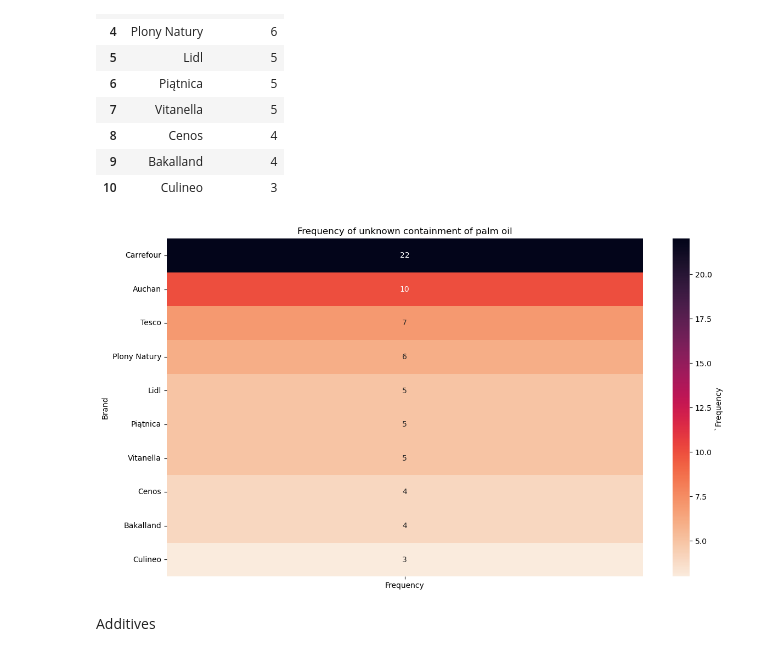
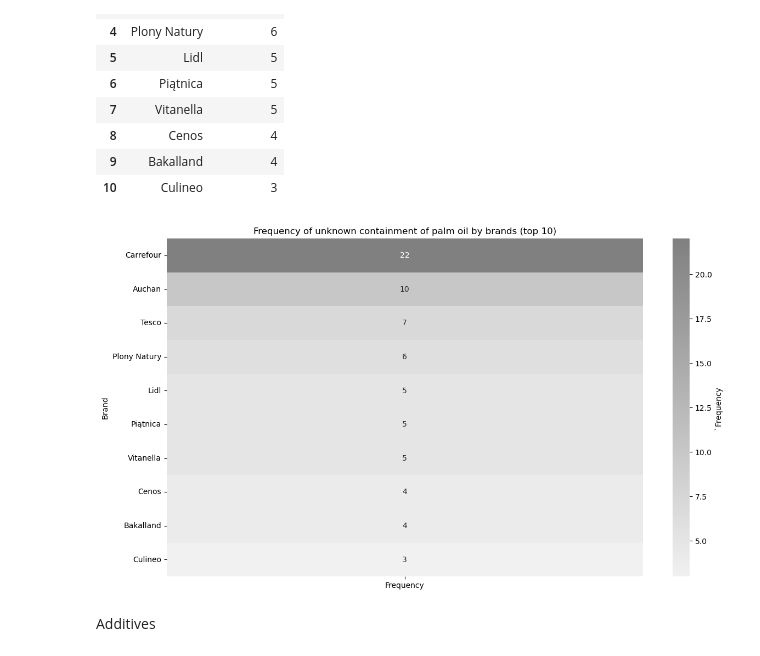
Before and after one commit to KacperWalkusz/Project-Healthy-Food-Analysis, a Jupyter notebook: Healthy food analysis.ipynb, the cells around one changed output. Saved outputs shown, nothing was run; the diff lists cells and outputs as text; code cells hidden in the pictures.

```diff
--- a/Healthy food analysis.ipynb
+++ b/Healthy food analysis.ipynb
@@ -943,14 +947,14 @@ fequency_unknown_palm_oil
 # %%
 #heatmap
 plt.figure(figsize=(14, 8))
 sns.heatmap(
     fequency_unknown_palm_oil.set_index('Brand'),
-    annot=True,fmt=".0f", cmap="rocket_r", cbar_kws={'label': '`Frequency '}
+    annot=True,fmt=".0f", cmap=sns.light_palette("grey", as_cmap=True), cbar_kws={'label': '`Frequency '}
 )
 plt.title('Frequency of unknown containment of palm oil by brands (top 10)')
 plt.show()
 # %% [output]
-[figure, old version]
+[figure, new version]
 # %% [markdown]
 Additives
 # %%
```
Also changed, not shown: parts of 12 cells of this notebook.
